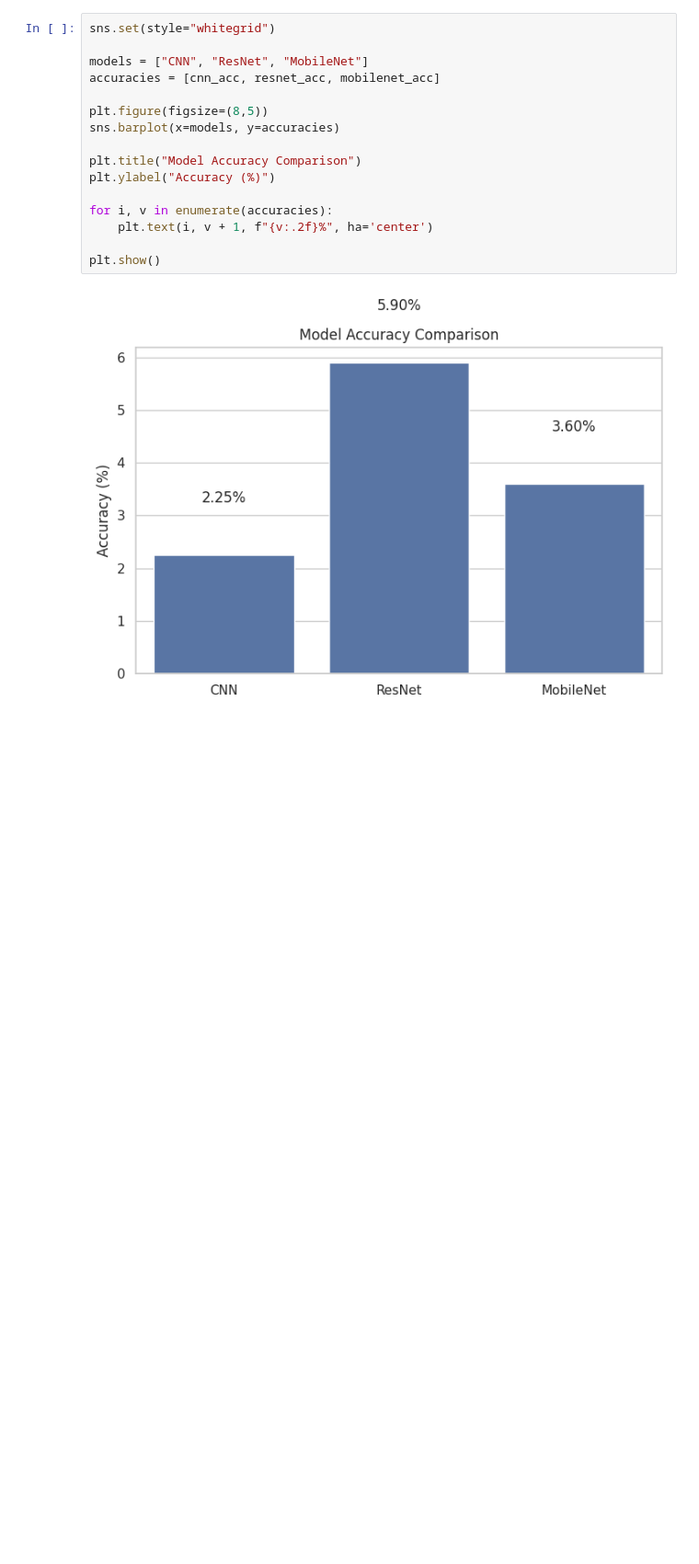
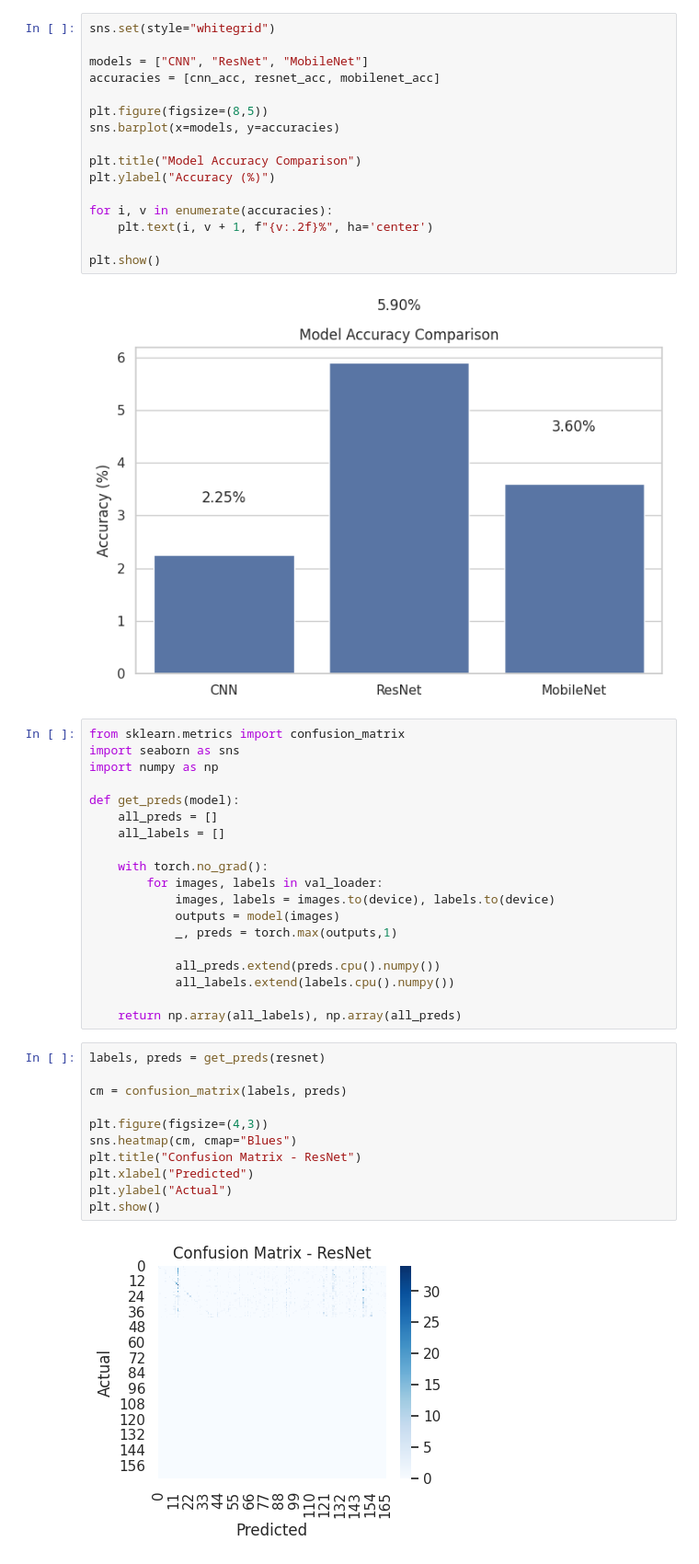
Before and after one commit to tensorbytes0202/Deep-learning, a Jupyter notebook: comparision.ipynb, the cells around one changed output. Shown at 92% size. Drawn from its saved outputs; the diff is of its cells as text; blank space fills up the shorter version.

```diff
--- a/comparision.ipynb
+++ b/comparision.ipynb
@@ -214,3 +214,35 @@ for i, v in enumerate(accuracies):
 plt.show()
 # %% [output]
 [figure]
+# %%
+from sklearn.metrics import confusion_matrix
+import seaborn as sns
+import numpy as np
+
+def get_preds(model):
+    all_preds = []
+    all_labels = []
+
+    with torch.no_grad():
+        for images, labels in val_loader:
+            images, labels = images.to(device), labels.to(device)
+            outputs = model(images)
+            _, preds = torch.max(outputs,1)
+
+            all_preds.extend(preds.cpu().numpy())
+            all_labels.extend(labels.cpu().numpy())
+
+    return np.array(all_labels), np.array(all_preds)
+# %%
+labels, preds = get_preds(resnet)
+
+cm = confusion_matrix(labels, preds)
+
+plt.figure(figsize=(4,3))
+sns.heatmap(cm, cmap="Blues")
+plt.title("Confusion Matrix - ResNet")
+plt.xlabel("Predicted")
+plt.ylabel("Actual")
+plt.show()
+# %% [output]
+[figure, added]
```
Also changed, not shown: parts of 5 cells of this notebook.
